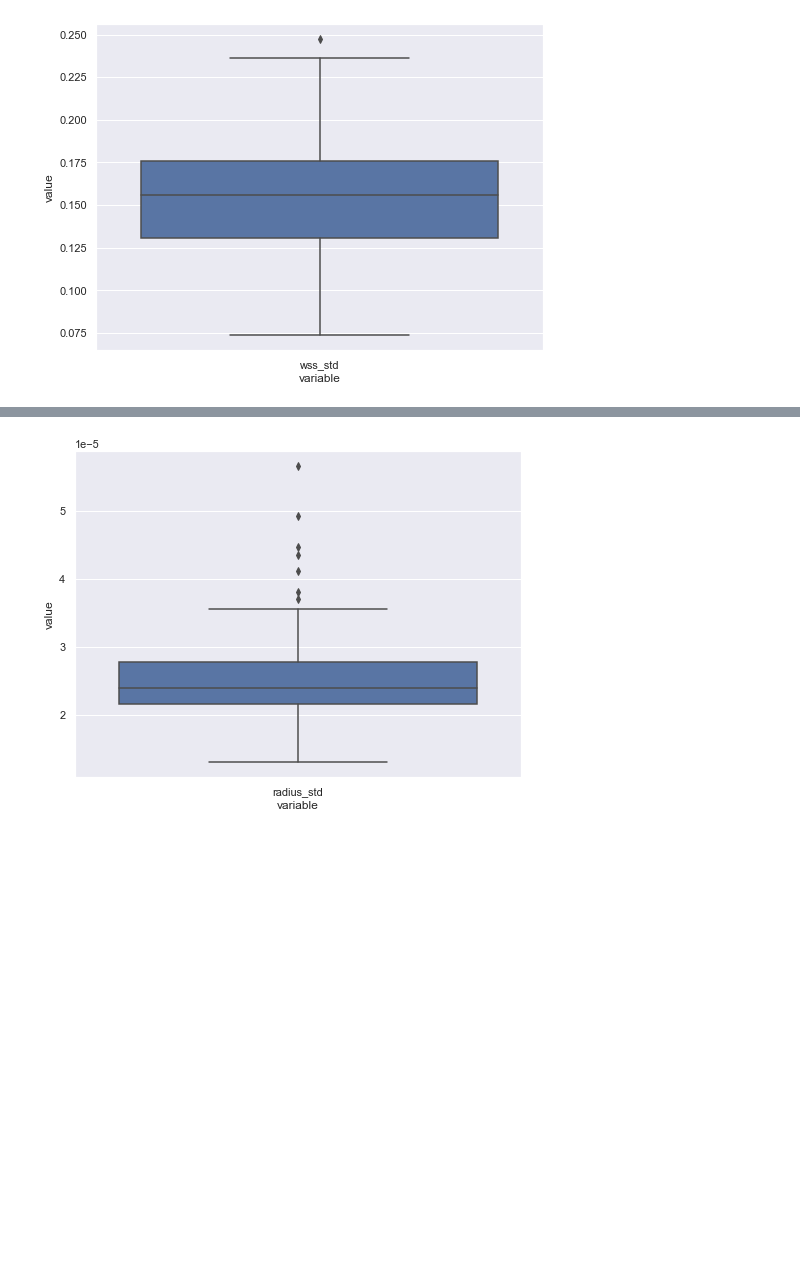
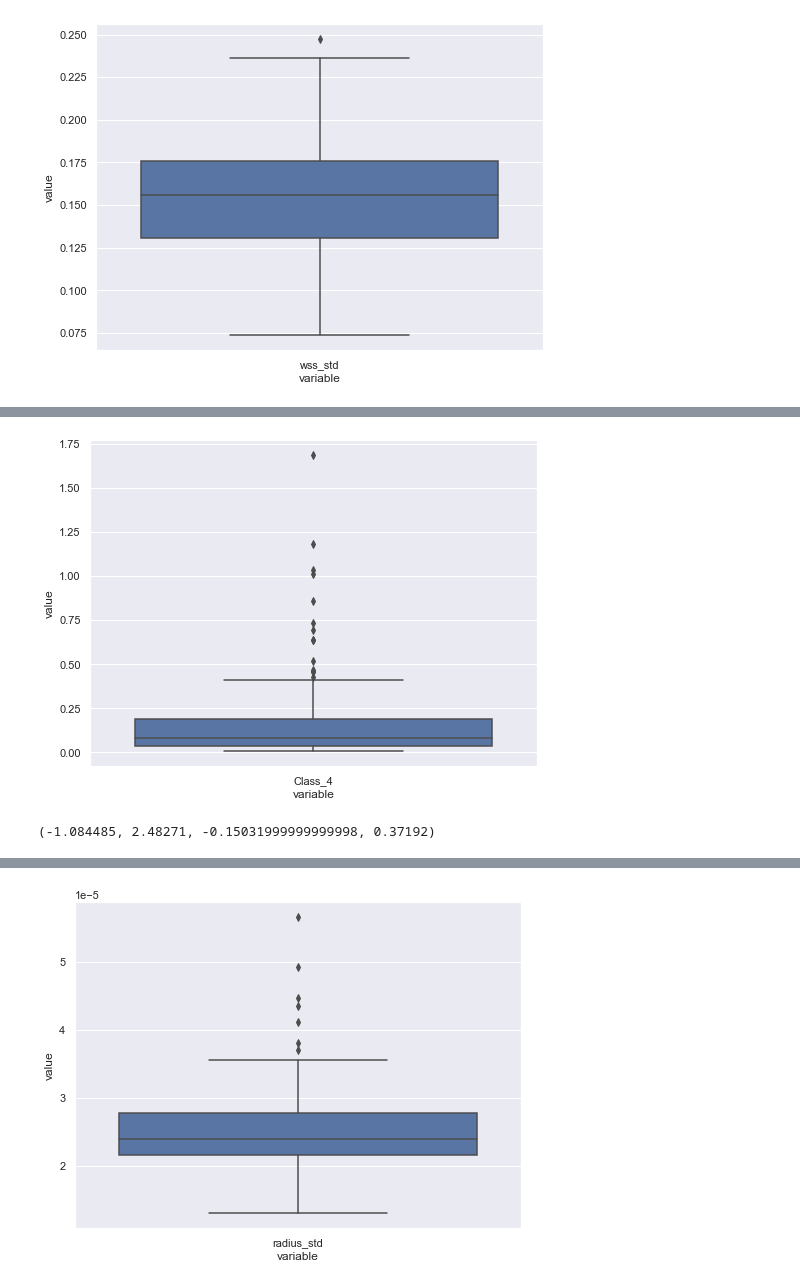
Before and after one commit to abhimandal/AneurysmSegmentation, a Jupyter notebook: aneurysm_segmentation3d/notebooks/Splitting Strategy.ipynb, the cells around one changed output, grey strips where cells are left out. Saved outputs shown, nothing was run; the diff lists cells and outputs as text; code cells hidden in the pictures; blank space fills up the shorter version.

```diff
--- a/aneurysm_segmentation3d/notebooks/Splitting Strategy.ipynb
+++ b/aneurysm_segmentation3d/notebooks/Splitting Strategy.ipynb
@@ -171,0 +427,11 @@ plt.show()
+# %%
+sns.boxplot(x="variable", y="value", data=pd.melt(wss_eda.iloc[:,7:8]))
+
+plt.show()
+# %% [output]
+[figure, added]
+# %%
+Q_min,Q1,Q2,Q3,IQR,Q_max = calc_quantiles(wss_eda,1.2)
+Q_min.iloc[6], Q_max.iloc[6], Q_min.iloc[7], Q_max.iloc[7]
+# %% [output]
+(-1.084485, 2.48271, -0.15031999999999998, 0.37192)
```
Also changed, not shown: parts of 52 cells of this notebook.
